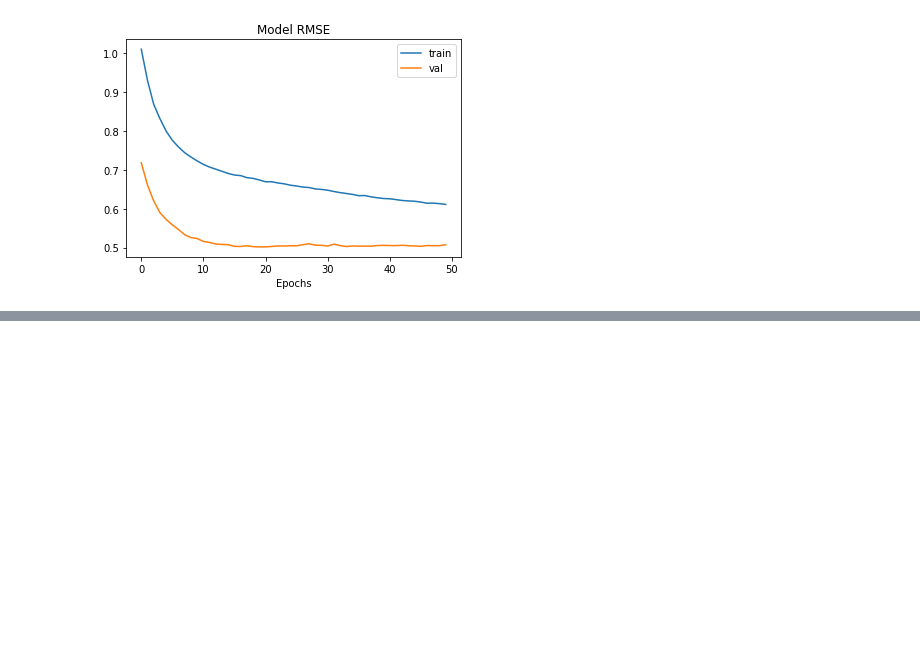
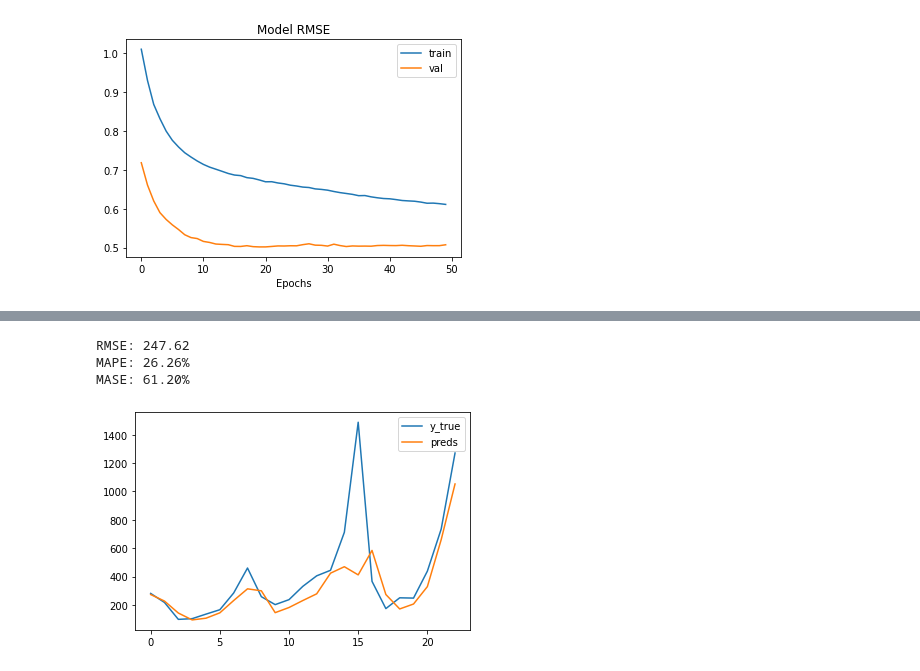
Before and after one commit to paolorossig/black-andes-test, a Jupyter notebook: problem02.ipynb, the cells around one changed output, grey strips where cells are left out. Drawn from its saved outputs; the diff is of its cells as text; code cells hidden in the pictures; blank space fills up the shorter version.

```diff
--- a/problem02.ipynb
+++ b/problem02.ipynb
@@ -136,0 +117,12 @@ RMSE: 247.61655150953655
+# %%
+# Test preds
+
+X_test, y_test = test_set
+y_preds = model.predict(X_test)
+
+plot_predictions(y_test, y_preds, scaler)
+# %% [output]
+RMSE: 247.62
+MAPE: 26.26%
+MASE: 61.20%
+[figure, added]
```
Also changed, not shown: parts of 10 cells of this notebook, 2 other files.
